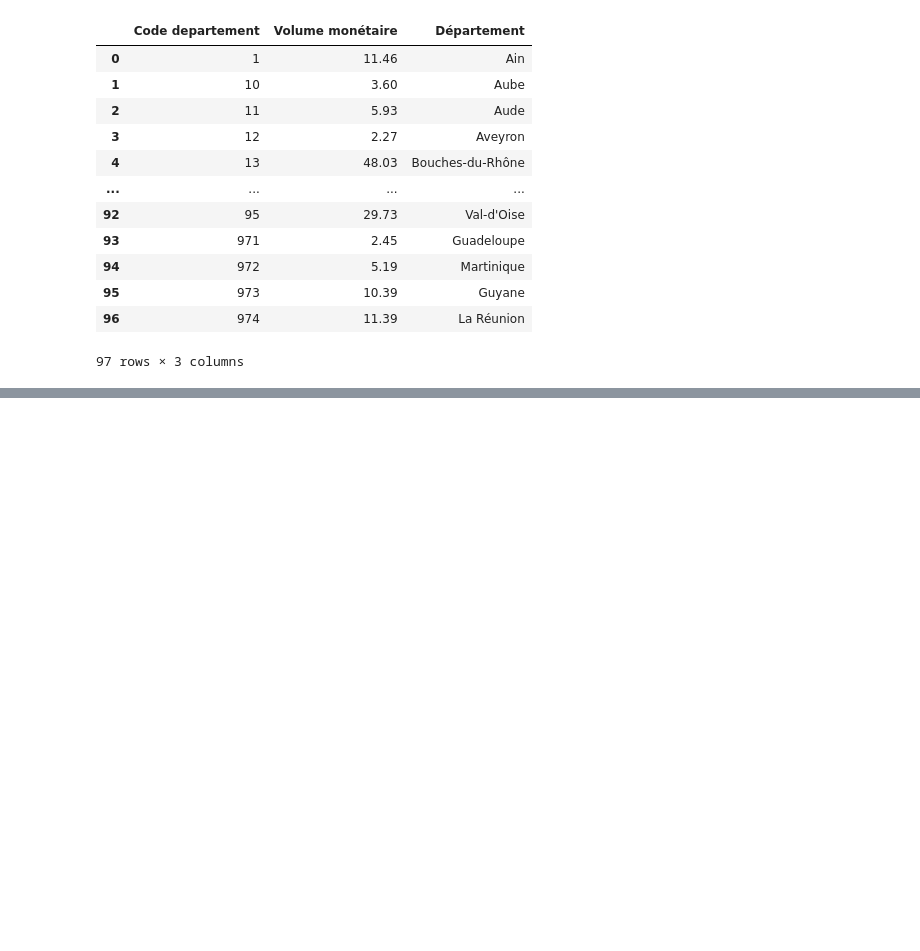
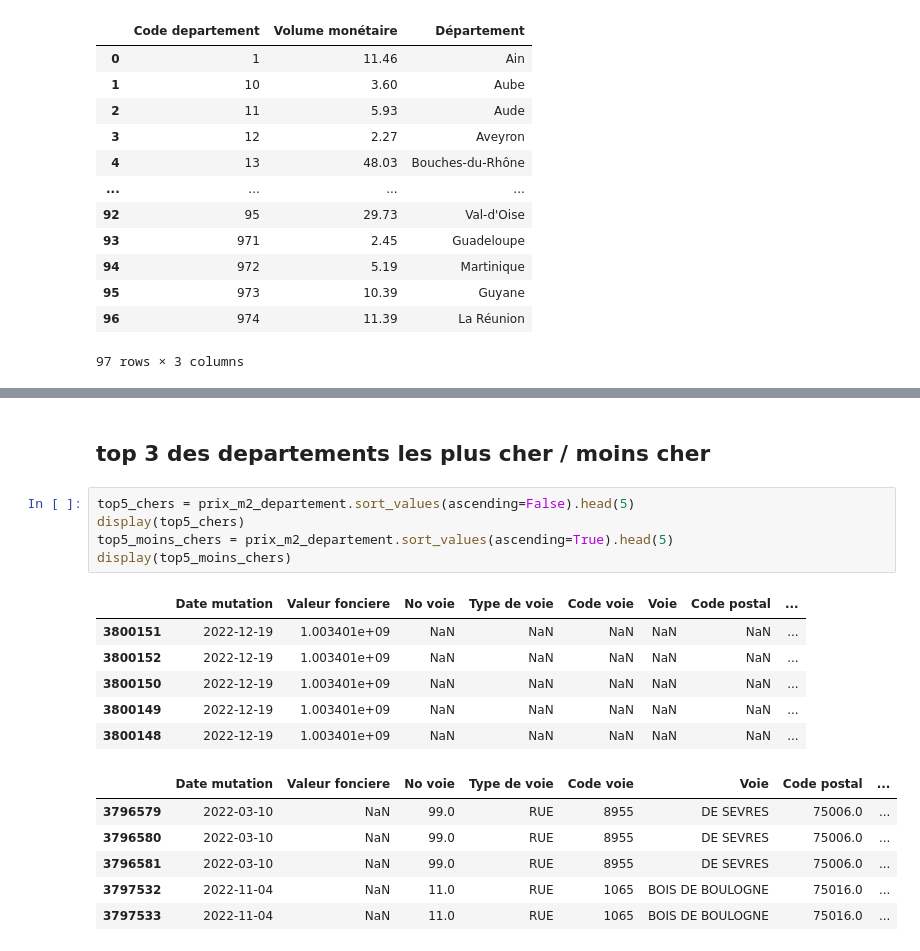
Before and after one commit to GuillaumeDorschner/Real-Estate-Analysis-France, a Jupyter notebook: data analyse/analyse.ipynb, the cells around one changed output, grey strips where cells are left out. Drawn from its saved outputs; the diff is of its cells as text; blank space fills up the shorter version.

```diff
--- a/data analyse/analyse.ipynb
+++ b/data analyse/analyse.ipynb
@@ -271,0 +319,20 @@ fig.show()
+# %% [markdown]
+## top 3 des departements les plus cher / moins cher
+# %%
+top5_chers = prix_m2_departement.sort_values(ascending=False).head(5)
+display(top5_chers)
+top5_moins_chers = prix_m2_departement.sort_values(ascending=True).head(5)
+display(top5_moins_chers)
+# %% [output]
+|  | Date mutation | Valeur fonciere | No voie | Type de voie | Code voie | Voie | Code postal | ... |
+| 3800151 | 2022-12-19 | 1.003401e+09 | NaN | NaN | NaN | NaN | NaN | ... |
+| 3800152 | 2022-12-19 | 1.003401e+09 | NaN | NaN | NaN | NaN | NaN | ... |
+| 3800150 | 2022-12-19 | 1.003401e+09 | NaN | NaN | NaN | NaN | NaN | ... |
+| 3800149 | 2022-12-19 | 1.003401e+09 | NaN | NaN | NaN | NaN | NaN | ... |
+| 3800148 | 2022-12-19 | 1.003401e+09 | NaN | NaN | NaN | NaN | NaN | ... |
+|  | Date mutation | Valeur fonciere | No voie | Type de voie | Code voie | Voie | Code postal | ... |
+| 3796579 | 2022-03-10 | NaN | 99.0 | RUE | 8955 | DE SEVRES | 75006.0 | ... |
+| 3796580 | 2022-03-10 | NaN | 99.0 | RUE | 8955 | DE SEVRES | 75006.0 | ... |
+| 3796581 | 2022-03-10 | NaN | 99.0 | RUE | 8955 | DE SEVRES | 75006.0 | ... |
+| 3797532 | 2022-11-04 | NaN | 11.0 | RUE | 1065 | BOIS DE BOULOGNE | 75016.0 | ... |
+| 3797533 | 2022-11-04 | NaN | 11.0 | RUE | 1065 | BOIS DE BOULOGNE | 75016.0 | ... |
```
Also changed, not shown: parts of 9 cells of this notebook, 1 other file.
